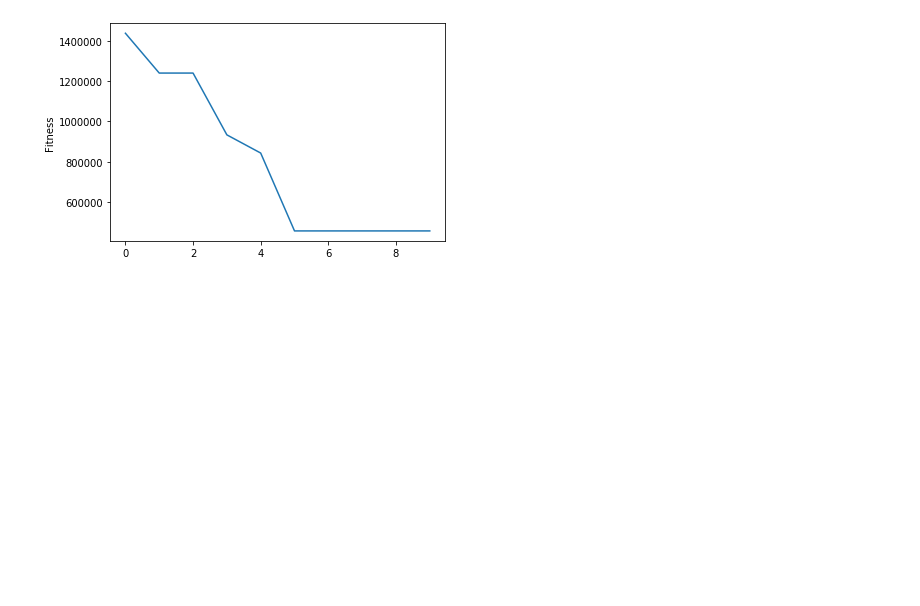
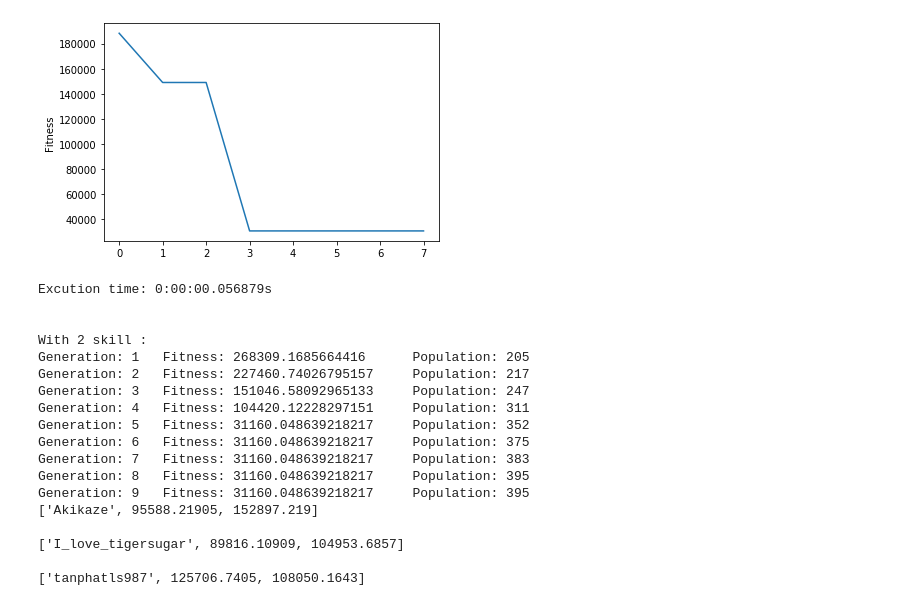
Before and after one commit to duongpl/Gs, a Jupyter notebook: gas/Gas.ipynb, the cells around one changed output. Saved outputs shown, nothing was run; the diff lists cells and outputs as text; code cells hidden in the pictures; blank space fills up the shorter version.

```diff
--- a/gas/Gas.ipynb
+++ b/gas/Gas.ipynb
@@ -20,7 +20,7 @@ def log(s, elapsed=None):
     if elapsed:
         print(elapsed)
 
-def endlog():
+def endlog(start):
     end = time()
     elapsed = end-start
     return secondsToStr(elapsed)
@@ -30,9 +30,10 @@ h_member = 3
 generation_size = 5
 list_fitness =[]
 population_temp = []
+Z = 0.4
 
 ## so skill chuyen vao
-m_skill = 37
+m_skill = 3
 
 with open(r"C:\Users\DUONG\Desktop\data-selection\data.norm2.csv", "rt",encoding = 'unicode_escape') as f:
     reader = csv.reader((line.replace('\0','') for line in f))
@@ -42,8 +43,6 @@ with open(r"C:\Users\DUONG\Desktop\data-selection\data.norm2.csv", "rt",encoding
         check_mskill = 0
         candi = []
         for row in line[1]:
-            if check_mskill - 3 == m_skill:
-                break
             if(countt == 0):
                 candi.append(row)
                 count = count + 1
@@ -67,18 +66,6 @@ del population_temp[0]
 for i in range(0,len(population_temp)):
     del population_temp[i][0]
     del population_temp[i][1]
-
-list_score = []
-score = []
-for j in range(1,m+1):
-    for i in range(0,len(population_temp)-1):
-        score.append(population_temp[i][j])
-    top3 = sorted(zip(score), reverse=True)[:h_member]
-    summ = 0
-    for i in top3:
-        summ = summ + i[0]
-    list_score.append(summ)
-    score = []
 
 class Individual(object):
     def __init__(self, candi):
@@ -132,7 +119,7 @@ class Individual(object):
             team_score = 0
             for k in range(h_member):
                 team_score = team_score + self.candi[k][j]
-            if 0.3*list_score[j-1] > team_score:
+            if Z*list_score[j-1] > team_score:
                 return 0
             else:
                 return 1
@@ -146,10 +133,11 @@ class Individual(object):
             else:
                 return 1
 
-def main():
+def GAs(m_skill):
+    start = time()
     global population_size
     global generation_size
-    global list_fitness
+    list_fitness = []
     global h_member
     population = []
     candi = []
@@ -166,11 +154,22 @@ def main():
         population.append(Individual(copy))
         del candi[::]
 
+    list_score = []
+    score = []
+    for j in range(1,m+1):
+        for i in range(0,len(population_temp)-1):
+            score.append(population_temp[i][j])
+        top3 = sorted(zip(score), reverse=True)[:h_member]
+        summ = 0
+        for i in top3:
+            summ = summ + i[0]
+        list_score.append(summ)
+        score = []
+
     loop_check = False
     generation = 1
-#     for i in range(0,len(list_score)):
-#         print(list_score[i])
-    print("Population in the beginning: {0}".format(len(population)))
+
+    print("With {0} skill : ".format(m_skill))
     while True:
         population = sorted(population, key = lambda x:x.fitness,reverse=False)
 
@@ -189,6 +188,7 @@ def main():
         for p in population:
             if (p.check_minimumscore() !=1):
                 population.remove(p)
+
         print("Generation: {0}\tFitness: {1}\tPopulation: {2}".
         format(generation,
         population[0].fitness,len(population)))
@@ -206,13 +206,17 @@ def main():
             break
         generation += 1
 
-    print("\n")
     for i in range(h_member):
-        print(population[0].candi[i],"\n")
+        print(population[0].candi[i][0:m_skill+1],"\n")
+    return list_fitness,endlog(start)
+def main():
+    for i in range(1,m_skill+1):
+        list_fitness,end = GAs(i)
+        plt.plot(list_fitness)
+        plt.ylabel('Fitness')
+        plt.show()
+        print("Excution time: {0}s\n\n".format(end))
+
 if __name__ == '__main__':
     main()
-
-plt.plot(list_fitness)
-plt.ylabel('Fitness')
-print("\n\nExcution time: {0}s".format(endlog()))
 # %% [output]
@@ -236 +237,19 @@ Excution time: 0:00:00.218075s
-[figure, old version]
+[figure, new version]
+Excution time: 0:00:00.056879s
+
+
+With 2 skill :
+Generation: 1   Fitness: 268309.1685664416      Population: 205
+Generation: 2   Fitness: 227460.74026795157     Population: 217
+Generation: 3   Fitness: 151046.58092965133     Population: 247
+Generation: 4   Fitness: 104420.12228297151     Population: 311
+Generation: 5   Fitness: 31160.048639218217     Population: 352
+Generation: 6   Fitness: 31160.048639218217     Population: 375
+Generation: 7   Fitness: 31160.048639218217     Population: 383
+Generation: 8   Fitness: 31160.048639218217     Population: 395
+Generation: 9   Fitness: 31160.048639218217     Population: 395
+['Akikaze', 95588.21905, 152897.219]
+
+['I_love_tigersugar', 89816.10909, 104953.6857]
+
+['tanphatls987', 125706.7405, 108050.1643]
```
Also changed, not shown: parts of 1 cell of this notebook.
